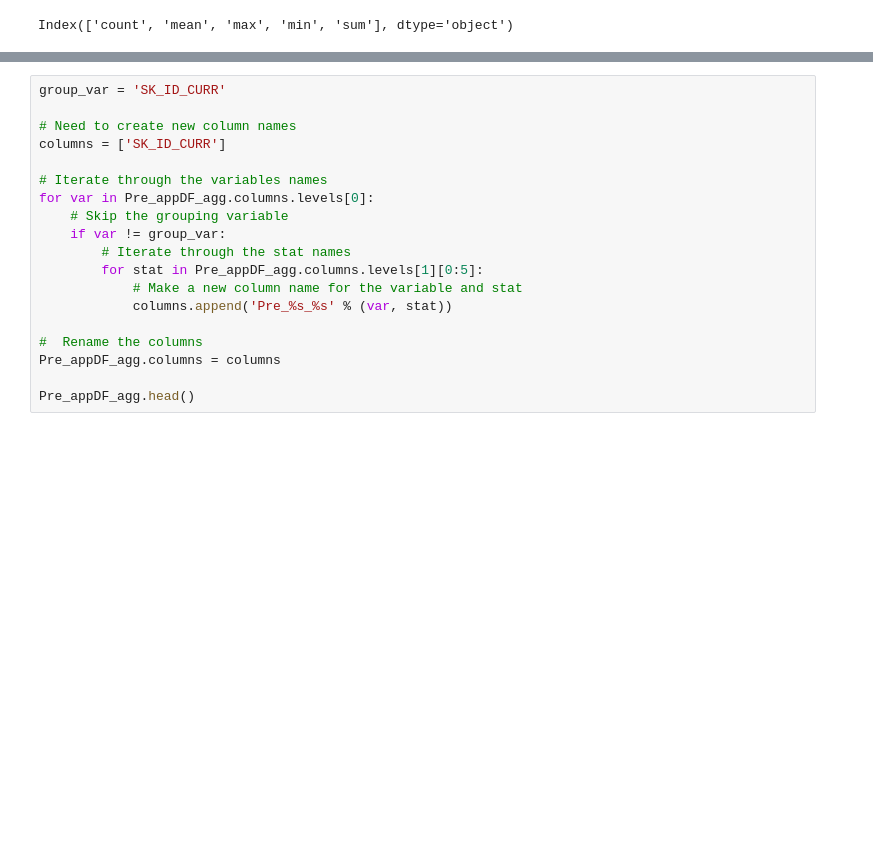
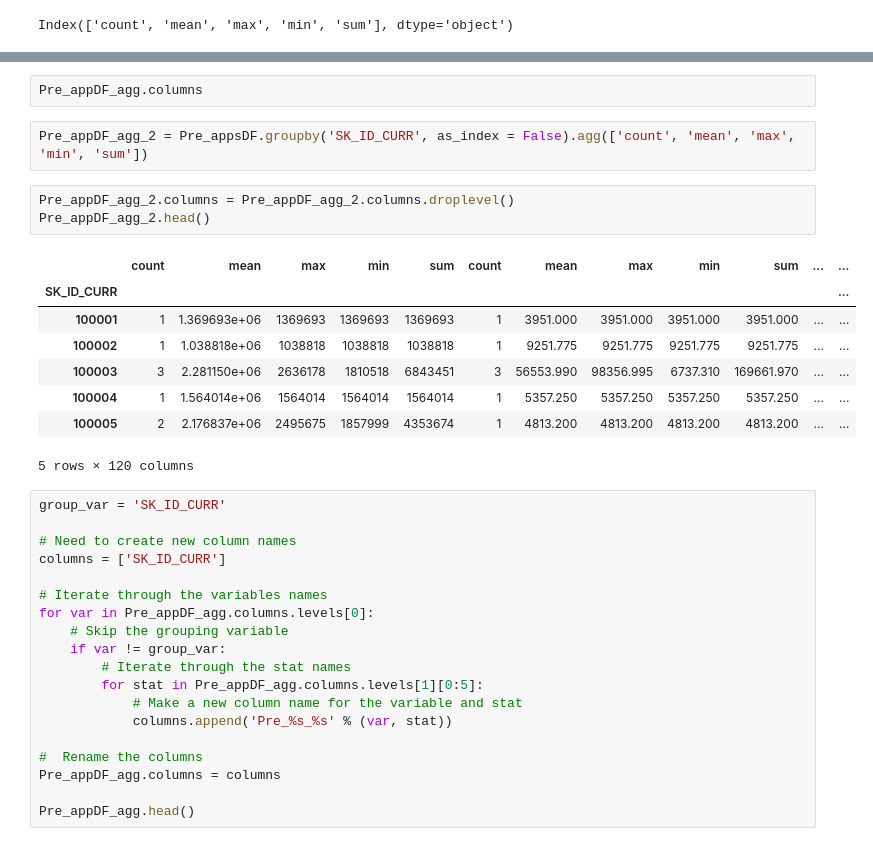
Before and after one commit to xgu1-ds/Machine-Learning-Home-Credit-Default-Risk-HCDR-, a Jupyter notebook: Phase-1/HCDR-Project_Phase_1_xin.ipynb, the cells around one changed output, grey strips where cells are left out. Cells and saved outputs as stored; diff of their text form; blank space fills up the shorter version.

```diff
--- a/Phase-1/HCDR-Project_Phase_1_xin.ipynb
+++ b/Phase-1/HCDR-Project_Phase_1_xin.ipynb
@@ -1123,3 +1152,19 @@ Index(['count', 'mean', 'max', 'min', 'sum'], dtype='object')
+# %%
+Pre_appDF_agg.columns
+# %%
+Pre_appDF_agg_2 = Pre_appsDF.groupby('SK_ID_CURR', as_index = False).agg(['count', 'mean', 'max', 'min', 'sum'])
+# %%
+Pre_appDF_agg_2.columns = Pre_appDF_agg_2.columns.droplevel()
+Pre_appDF_agg_2.head()
+# %% [output]
+|  | count | mean | max | min | sum | count | mean | max | min | sum | ... | ... |
+| SK_ID_CURR |  |  |  |  |  |  |  |  |  |  |  | ... |
+| 100001 | 1 | 1.369693e+06 | 1369693 | 1369693 | 1369693 | 1 | 3951.000 | 3951.000 | 3951.000 | 3951.000 | ... | ... |
+| 100002 | 1 | 1.038818e+06 | 1038818 | 1038818 | 1038818 | 1 | 9251.775 | 9251.775 | 9251.775 | 9251.775 | ... | ... |
+| 100003 | 3 | 2.281150e+06 | 2636178 | 1810518 | 6843451 | 3 | 56553.990 | 98356.995 | 6737.310 | 169661.970 | ... | ... |
+| 100004 | 1 | 1.564014e+06 | 1564014 | 1564014 | 1564014 | 1 | 5357.250 | 5357.250 | 5357.250 | 5357.250 | ... | ... |
+| 100005 | 2 | 2.176837e+06 | 2495675 | 1857999 | 4353674 | 1 | 4813.200 | 4813.200 | 4813.200 | 4813.200 | ... | ... |
+5 rows × 120 columns
 # %%
 group_var = 'SK_ID_CURR'
 
```
Also changed, not shown: parts of 57 cells of this notebook.
